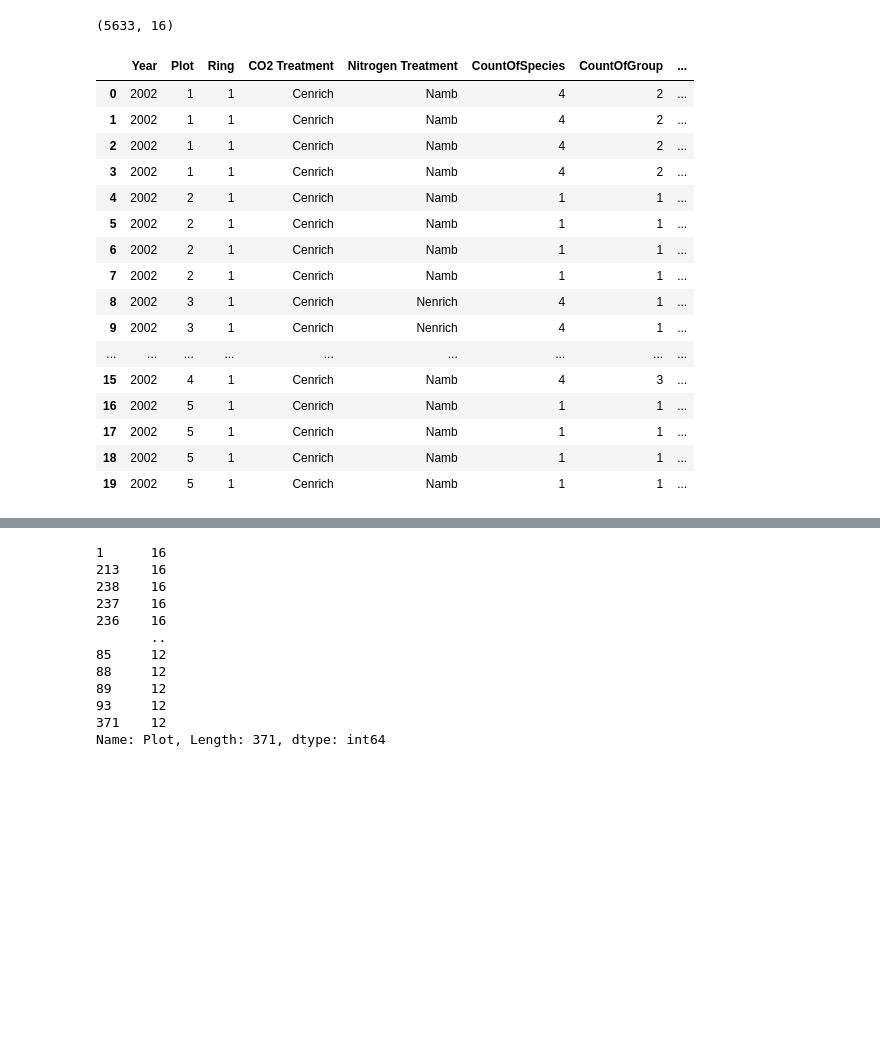
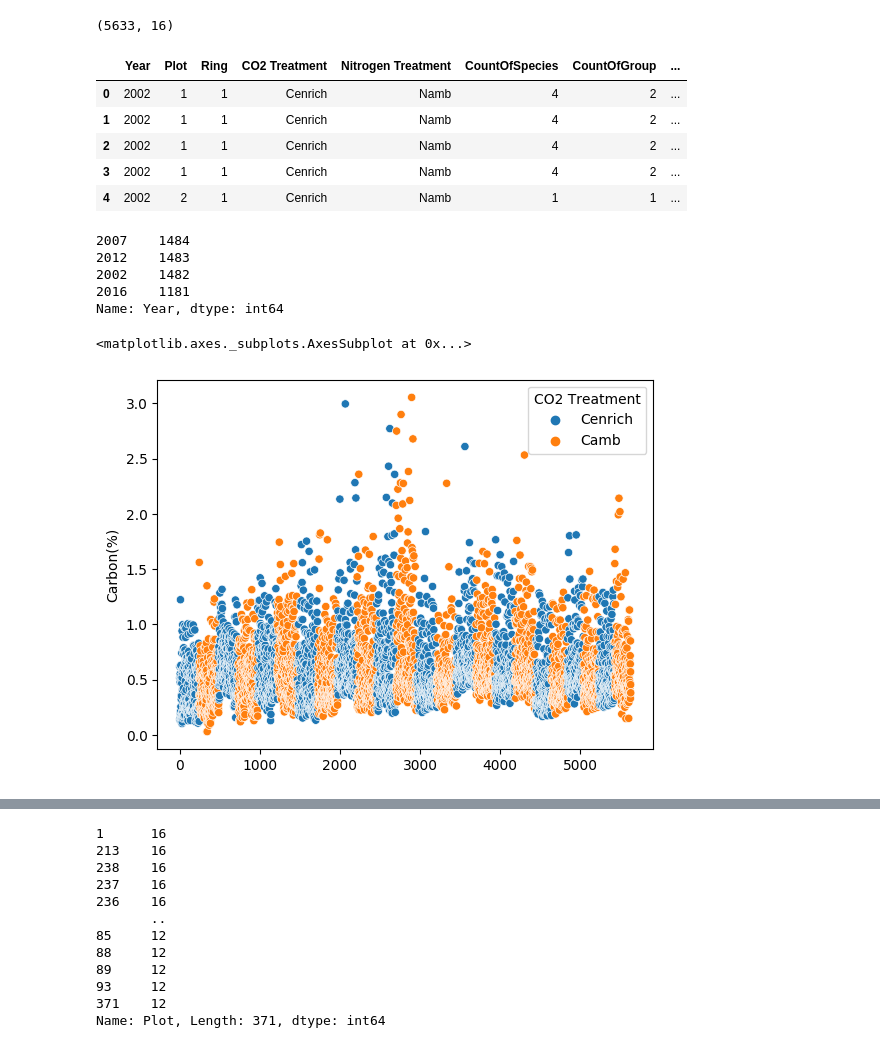
Before and after one commit to Mariuble/ucberkeley_biodiversity, a Jupyter notebook: pollinatorVStemp.ipynb, the cells around one changed output, grey strips where cells are left out. Saved outputs shown, nothing was run; the diff lists cells and outputs as text; code cells hidden in the pictures; blank space fills up the shorter version.

```diff
--- a/pollinatorVStemp.ipynb
+++ b/pollinatorVStemp.ipynb
@@ -13,23 +14,31 @@ lupinus = pd.read_csv('datasets/lupinus.txt', delimiter='\t')
 biocon.shape
 # %% [output]
 (5633, 16)
+# %%
+type(biocon['Carbon(%)'][0])
+biocon['Carbon(%)'].replace('', np.nan, inplace=True)
+biocon.dropna(subset=['Carbon(%)'], inplace=True)
+biocon['Carbon(%)']=biocon['Carbon(%)'].astype(float)
 # %%
-biocon.head(20)
+biocon.head()
 # %% [output]
 |  | Year | Plot | Ring | CO2 Treatment | Nitrogen Treatment | CountOfSpecies | CountOfGroup | ... |
 | 0 | 2002 | 1 | 1 | Cenrich | Namb | 4 | 2 | ... |
 | 1 | 2002 | 1 | 1 | Cenrich | Namb | 4 | 2 | ... |
 | 2 | 2002 | 1 | 1 | Cenrich | Namb | 4 | 2 | ... |
 | 3 | 2002 | 1 | 1 | Cenrich | Namb | 4 | 2 | ... |
 | 4 | 2002 | 2 | 1 | Cenrich | Namb | 1 | 1 | ... |
-| 5 | 2002 | 2 | 1 | Cenrich | Namb | 1 | 1 | ... |
-| 6 | 2002 | 2 | 1 | Cenrich | Namb | 1 | 1 | ... |
-| 7 | 2002 | 2 | 1 | Cenrich | Namb | 1 | 1 | ... |
-| 8 | 2002 | 3 | 1 | Cenrich | Nenrich | 4 | 1 | ... |
-| 9 | 2002 | 3 | 1 | Cenrich | Nenrich | 4 | 1 | ... |
-| ... | ... | ... | ... | ... | ... | ... | ... | ... |
-| 15 | 2002 | 4 | 1 | Cenrich | Namb | 4 | 3 | ... |
-| 16 | 2002 | 5 | 1 | Cenrich | Namb | 1 | 1 | ... |
-| 17 | 2002 | 5 | 1 | Cenrich | Namb | 1 | 1 | ... |
-| 18 | 2002 | 5 | 1 | Cenrich | Namb | 1 | 1 | ... |
-| 19 | 2002 | 5 | 1 | Cenrich | Namb | 1 | 1 | ... |
+# %%
+biocon['Year'].value_counts()
+# %% [output]
+2007    1484
+2012    1483
+2002    1482
+2016    1181
+Name: Year, dtype: int64
+# %%
+x_axis=[*range(1,5631,1)]
+sns.scatterplot(x=x_axis, y='Carbon(%)', data=biocon, hue='CO2 Treatment')
+# %% [output]
+<matplotlib.axes._subplots.AxesSubplot at 0x...>
+[figure, added]
```
Also changed, not shown: parts of 2 cells of this notebook, 4 other files.
